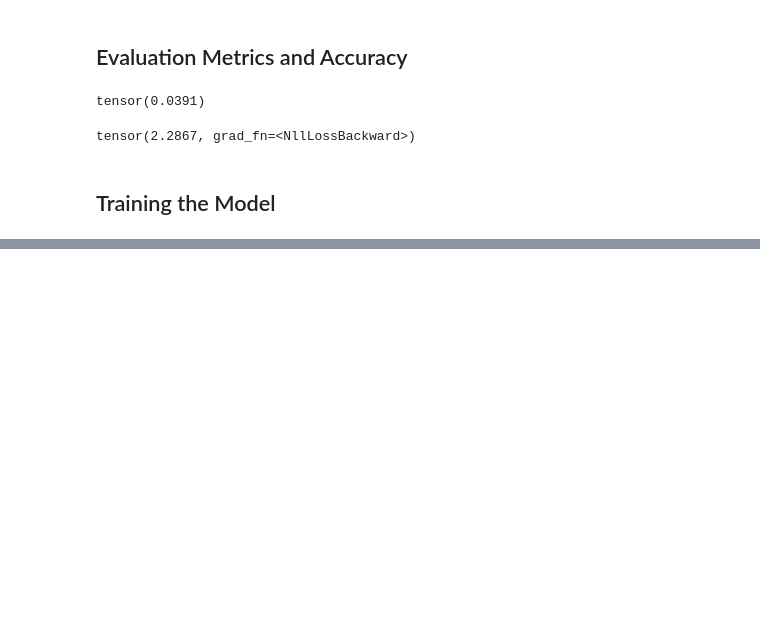
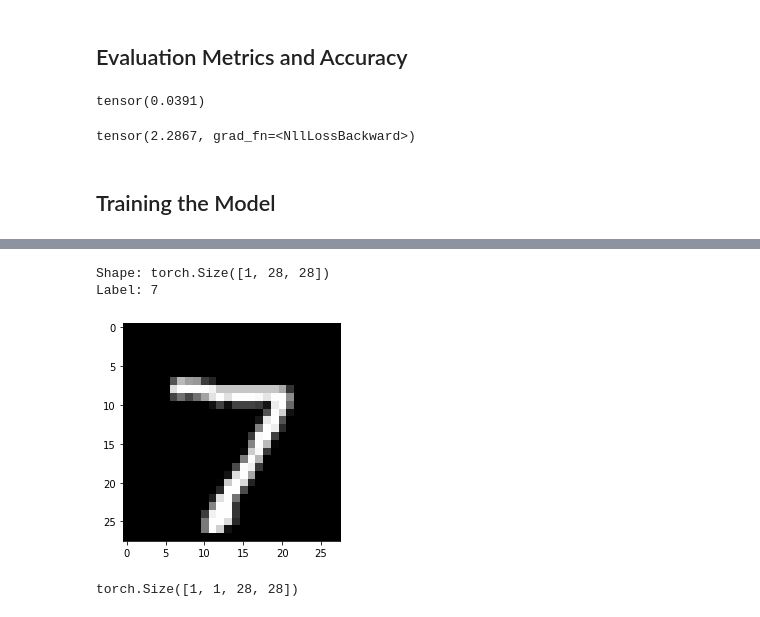
Before and after one commit to cekbote/pytorch-tutorials-old, a Jupyter notebook: Image_Classification_using_Logistic_Regression_in_PyTorch.ipynb, the cells around one changed output, grey strips where cells are left out. Drawn from its saved outputs; the diff is of its cells as text; code cells hidden in the pictures; blank space fills up the shorter version.

```diff
--- a/Image_Classification_using_Logistic_Regression_in_PyTorch.ipynb
+++ b/Image_Classification_using_Logistic_Regression_in_PyTorch.ipynb
@@ -388,0 +418,22 @@ def fit(epochs, lr, model, train_loader, val_loader, opt_func = torch.optim.SGD)
+# %%
+# Define test dataset
+test_dataset = MNIST(root='data/',
+                     train=False,
+                     transform=transforms.ToTensor())
+# %%
+img, label = test_dataset[0]
+plt.imshow(img[0], cmap='gray')
+print('Shape:', img.shape)
+print('Label:', label)
+# %% [output]
+Shape: torch.Size([1, 28, 28])
+Label: 7
+[figure, added]
+# %%
+# img.unsqueeze simply adds another dimension at the begining of the 1x28x28
+# tensor, making it a 1x1x28x28 tensor, which the model views as a batch
+# containing a single image.
+
+img.unsqueeze(0).shape
+# %% [output]
+torch.Size([1, 1, 28, 28])
```
Also changed, not shown: parts of 9 cells of this notebook.
